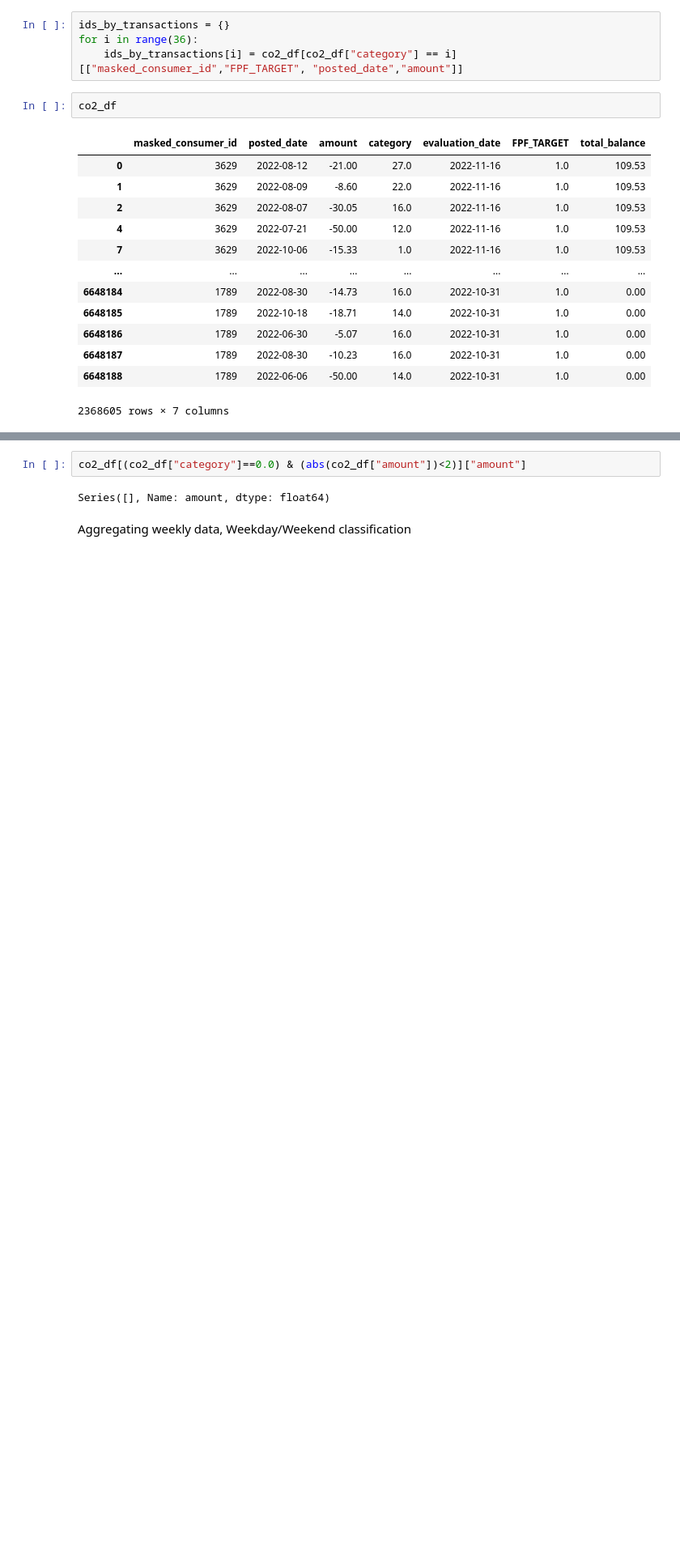
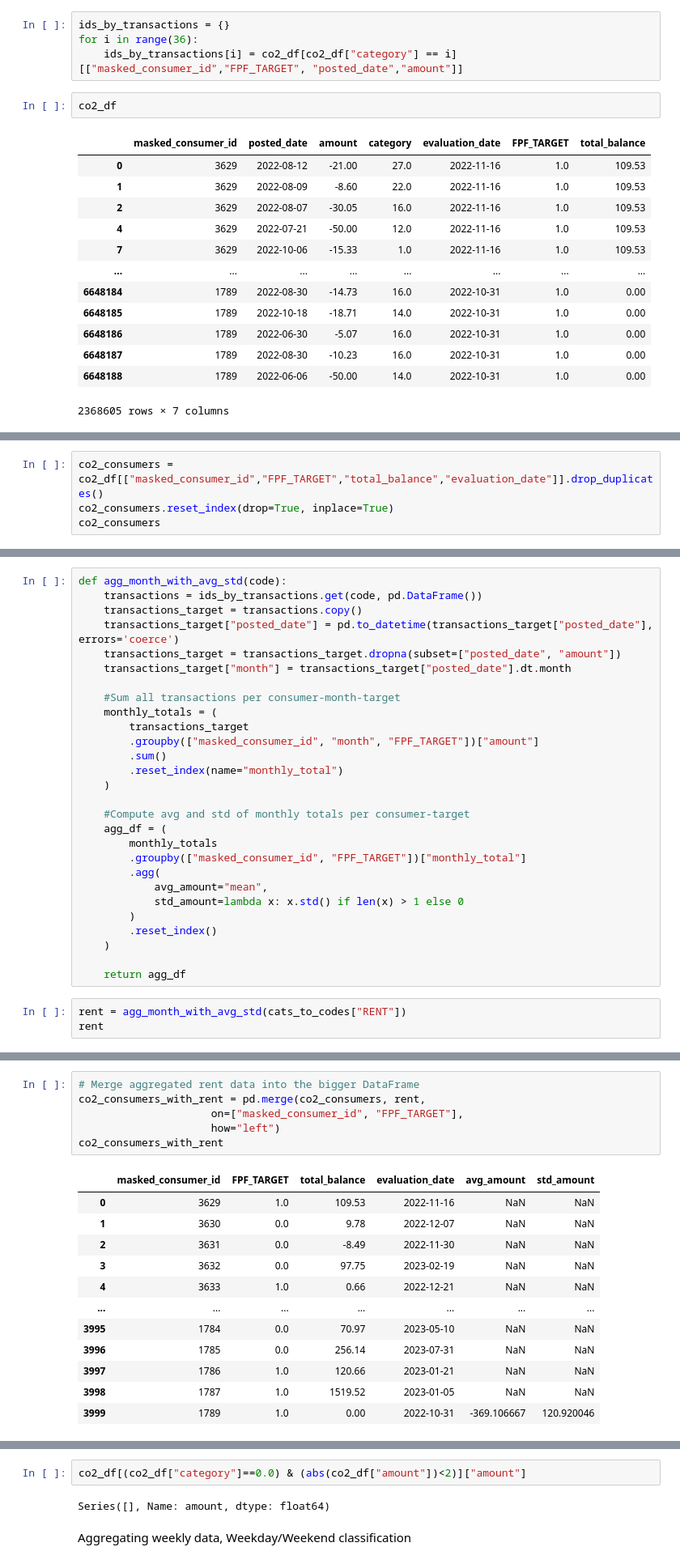
Before and after one commit to shsaha2024/mlc-sp25-car, a Jupyter notebook: baseline_shubham.ipynb, the cells around one changed output, grey strips where cells are left out. Shown at 81% size. Saved outputs shown, nothing was run; the diff lists cells and outputs as text; blank space fills up the shorter version.

```diff
--- a/baseline_shubham.ipynb
+++ b/baseline_shubham.ipynb
@@ -123,0 +124,4 @@ co2_df
+# %%
+co2_consumers = co2_df[["masked_consumer_id","FPF_TARGET","total_balance","evaluation_date"]].drop_duplicates()
+co2_consumers.reset_index(drop=True, inplace=True)
+co2_consumers
@@ -123,0 +208,31 @@ co2_df
+# %%
+def agg_month_with_avg_std(code):
+    transactions = ids_by_transactions.get(code, pd.DataFrame())
+    transactions_target = transactions.copy()
+    transactions_target["posted_date"] = pd.to_datetime(transactions_target["posted_date"], errors='coerce')
+    transactions_target = transactions_target.dropna(subset=["posted_date", "amount"])
+    transactions_target["month"] = transactions_target["posted_date"].dt.month
+
+    #Sum all transactions per consumer-month-target
+    monthly_totals = (
+        transactions_target
+        .groupby(["masked_consumer_id", "month", "FPF_TARGET"])["amount"]
+        .sum()
+        .reset_index(name="monthly_total")
+    )
+
+    #Compute avg and std of monthly totals per consumer-target
+    agg_df = (
+        monthly_totals
+        .groupby(["masked_consumer_id", "FPF_TARGET"])["monthly_total"]
+        .agg(
+            avg_amount="mean",
+            std_amount=lambda x: x.std() if len(x) > 1 else 0
+        )
+        .reset_index()
+    )
+
+    return agg_df
+# %%
+rent = agg_month_with_avg_std(cats_to_codes["RENT"])
+rent
@@ -123,0 +253,19 @@ co2_df
+# %%
+# Merge aggregated rent data into the bigger DataFrame
+co2_consumers_with_rent = pd.merge(co2_consumers, rent,
+                     on=["masked_consumer_id", "FPF_TARGET"],
+                     how="left")
+co2_consumers_with_rent
+# %% [output]
+|  | masked_consumer_id | FPF_TARGET | total_balance | evaluation_date | avg_amount | std_amount |
+| 0 | 3629 | 1.0 | 109.53 | 2022-11-16 | NaN | NaN |
+| 1 | 3630 | 0.0 | 9.78 | 2022-12-07 | NaN | NaN |
+| 2 | 3631 | 0.0 | -8.49 | 2022-11-30 | NaN | NaN |
+| 3 | 3632 | 0.0 | 97.75 | 2023-02-19 | NaN | NaN |
+| 4 | 3633 | 1.0 | 0.66 | 2022-12-21 | NaN | NaN |
+| ... | ... | ... | ... | ... | ... | ... |
+| 3995 | 1784 | 0.0 | 70.97 | 2023-05-10 | NaN | NaN |
+| 3996 | 1785 | 0.0 | 256.14 | 2023-07-31 | NaN | NaN |
+| 3997 | 1786 | 1.0 | 120.66 | 2023-01-21 | NaN | NaN |
+| 3998 | 1787 | 1.0 | 1519.52 | 2023-01-05 | NaN | NaN |
+| 3999 | 1789 | 1.0 | 0.00 | 2022-10-31 | -369.106667 | 120.920046 |
```
Also changed, not shown: parts of 15 cells of this notebook.
